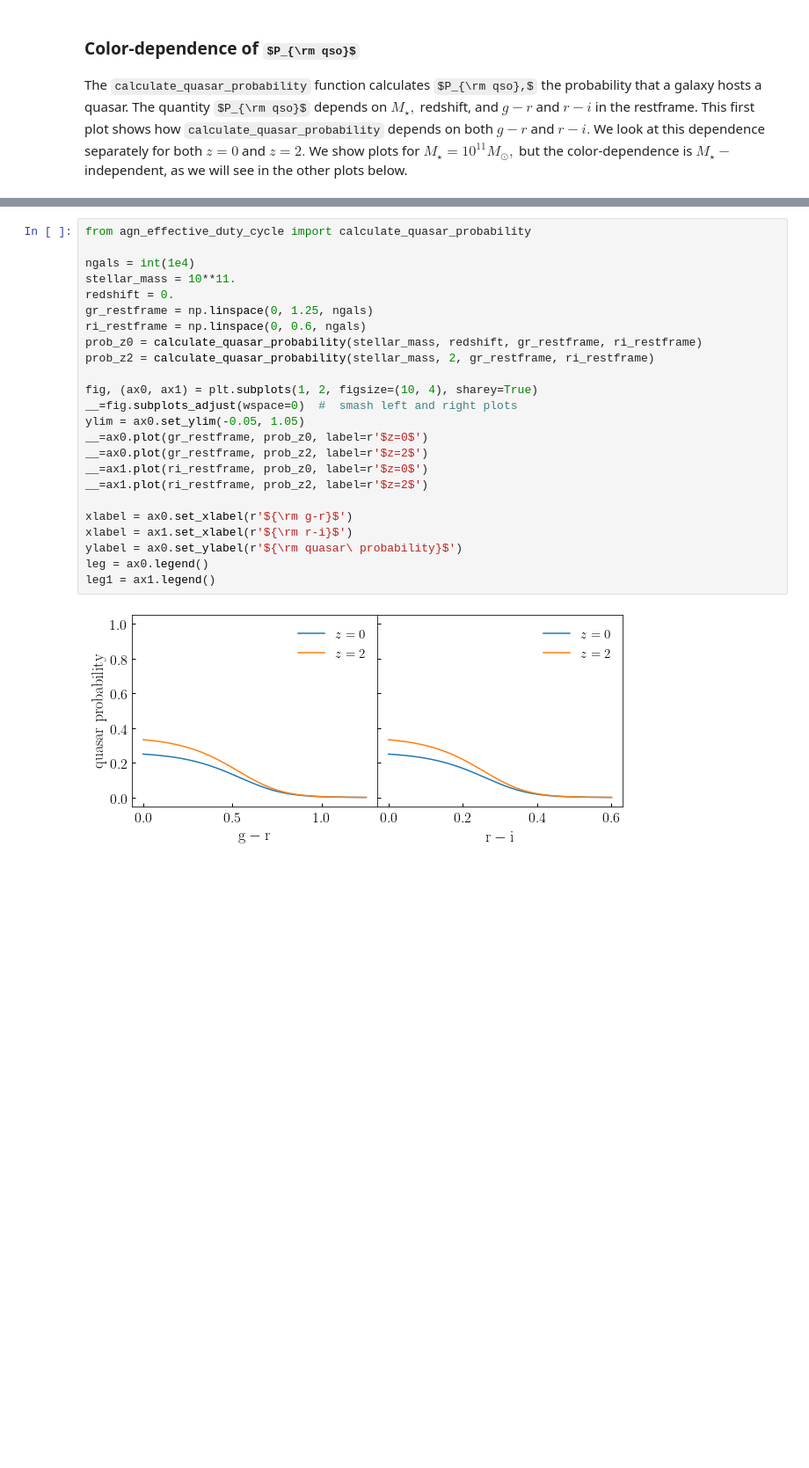
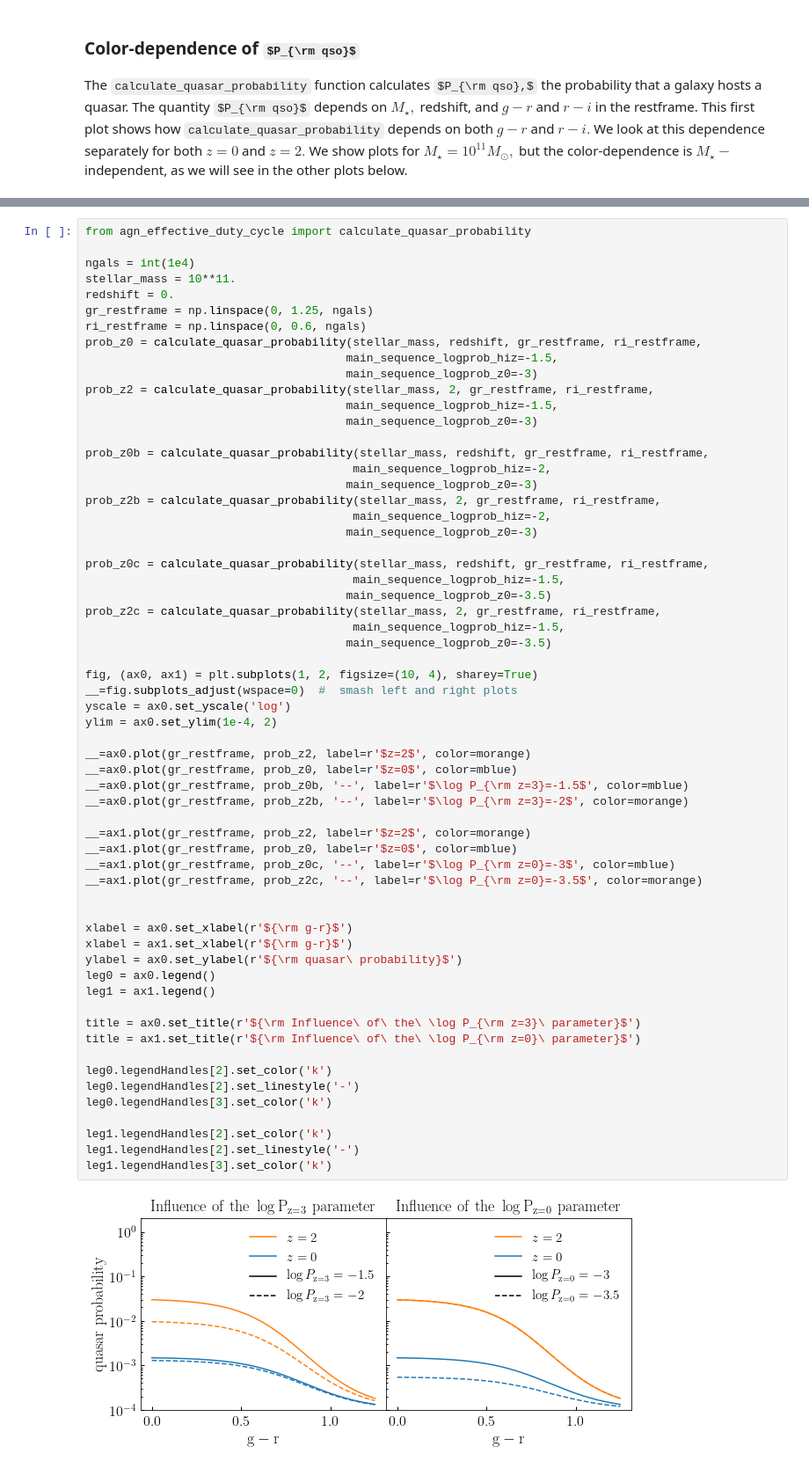
Before and after one commit to aphearin/dev_dc2_agn_model, a Jupyter notebook: demo_quasar_prob_model.ipynb, the cells around one changed output, grey strips where cells are left out. Shown: that part at 88% size. Drawn from its saved outputs; the diff is of its cells as text; some formulas as TeX source; blank space fills up the shorter version.

Commit message:
Updated model parameters and tutorial

```diff
--- a/demo_quasar_prob_model.ipynb
+++ b/demo_quasar_prob_model.ipynb
@@ -14,26 +82,63 @@ The `calculate_quasar_probability` function calculates $P_{\rm qso},$ the probab
 # %%
 from agn_effective_duty_cycle import calculate_quasar_probability
 
 ngals = int(1e4)
 stellar_mass = 10**11.
 redshift = 0.
 gr_restframe = np.linspace(0, 1.25, ngals)
 ri_restframe = np.linspace(0, 0.6, ngals)
-prob_z0 = calculate_quasar_probability(stellar_mass, redshift, gr_restframe, ri_restframe)
-prob_z2 = calculate_quasar_probability(stellar_mass, 2, gr_restframe, ri_restframe)
+prob_z0 = calculate_quasar_probability(stellar_mass, redshift, gr_restframe, ri_restframe,
+                                      main_sequence_logprob_hiz=-1.5,
+                                      main_sequence_logprob_z0=-3)
+prob_z2 = calculate_quasar_probability(stellar_mass, 2, gr_restframe, ri_restframe,
+                                      main_sequence_logprob_hiz=-1.5,
+                                      main_sequence_logprob_z0=-3)
+
+prob_z0b = calculate_quasar_probability(stellar_mass, redshift, gr_restframe, ri_restframe,
+                                       main_sequence_logprob_hiz=-2,
+                                      main_sequence_logprob_z0=-3)
+prob_z2b = calculate_quasar_probability(stellar_mass, 2, gr_restframe, ri_restframe,
+                                       main_sequence_logprob_hiz=-2,
+                                      main_sequence_logprob_z0=-3)
+
+prob_z0c = calculate_quasar_probability(stellar_mass, redshift, gr_restframe, ri_restframe,
+                                       main_sequence_logprob_hiz=-1.5,
+                                      main_sequence_logprob_z0=-3.5)
+prob_z2c = calculate_quasar_probability(stellar_mass, 2, gr_restframe, ri_restframe,
+                                       main_sequence_logprob_hiz=-1.5,
+                                      main_sequence_logprob_z0=-3.5)
 
 fig, (ax0, ax1) = plt.subplots(1, 2, figsize=(10, 4), sharey=True)
 __=fig.subplots_adjust(wspace=0)  #  smash left and right plots
-ylim = ax0.set_ylim(-0.05, 1.05)
-__=ax0.plot(gr_restframe, prob_z0, label=r'$z=0$')
-__=ax0.plot(gr_restframe, prob_z2, label=r'$z=2$')
-__=ax1.plot(ri_restframe, prob_z0, label=r'$z=0$')
-__=ax1.plot(ri_restframe, prob_z2, label=r'$z=2$')
+yscale = ax0.set_yscale('log')
+ylim = ax0.set_ylim(1e-4, 2)
+
+__=ax0.plot(gr_restframe, prob_z2, label=r'$z=2$', color=morange)
+__=ax0.plot(gr_restframe, prob_z0, label=r'$z=0$', color=mblue)
+__=ax0.plot(gr_restframe, prob_z0b, '--', label=r'$\log P_{\rm z=3}=-1.5$', color=mblue)
+__=ax0.plot(gr_restframe, prob_z2b, '--', label=r'$\log P_{\rm z=3}=-2$', color=morange)
+
+__=ax1.plot(gr_restframe, prob_z2, label=r'$z=2$', color=morange)
+__=ax1.plot(gr_restframe, prob_z0, label=r'$z=0$', color=mblue)
+__=ax1.plot(gr_restframe, prob_z0c, '--', label=r'$\log P_{\rm z=0}=-3$', color=mblue)
+__=ax1.plot(gr_restframe, prob_z2c, '--', label=r'$\log P_{\rm z=0}=-3.5$', color=morange)
+
 
 xlabel = ax0.set_xlabel(r'${\rm g-r}$')
-xlabel = ax1.set_xlabel(r'${\rm r-i}$')
+xlabel = ax1.set_xlabel(r'${\rm g-r}$')
 ylabel = ax0.set_ylabel(r'${\rm quasar\ probability}$')
-leg = ax0.legend()
+leg0 = ax0.legend()
 leg1 = ax1.legend()
+
+title = ax0.set_title(r'${\rm Influence\ of\ the\ \log P_{\rm z=3}\ parameter}$')
+title = ax1.set_title(r'${\rm Influence\ of\ the\ \log P_{\rm z=0}\ parameter}$')
+
+leg0.legendHandles[2].set_color('k')
+leg0.legendHandles[2].set_linestyle('-')
+leg0.legendHandles[3].set_color('k')
+
+leg1.legendHandles[2].set_color('k')
+leg1.legendHandles[2].set_linestyle('-')
+leg1.legendHandles[3].set_color('k')
 # %% [output]
-[figure, old version]
+[figure, new version]
```
Also changed, not shown: parts of 10 cells of this notebook, 1 other file.
